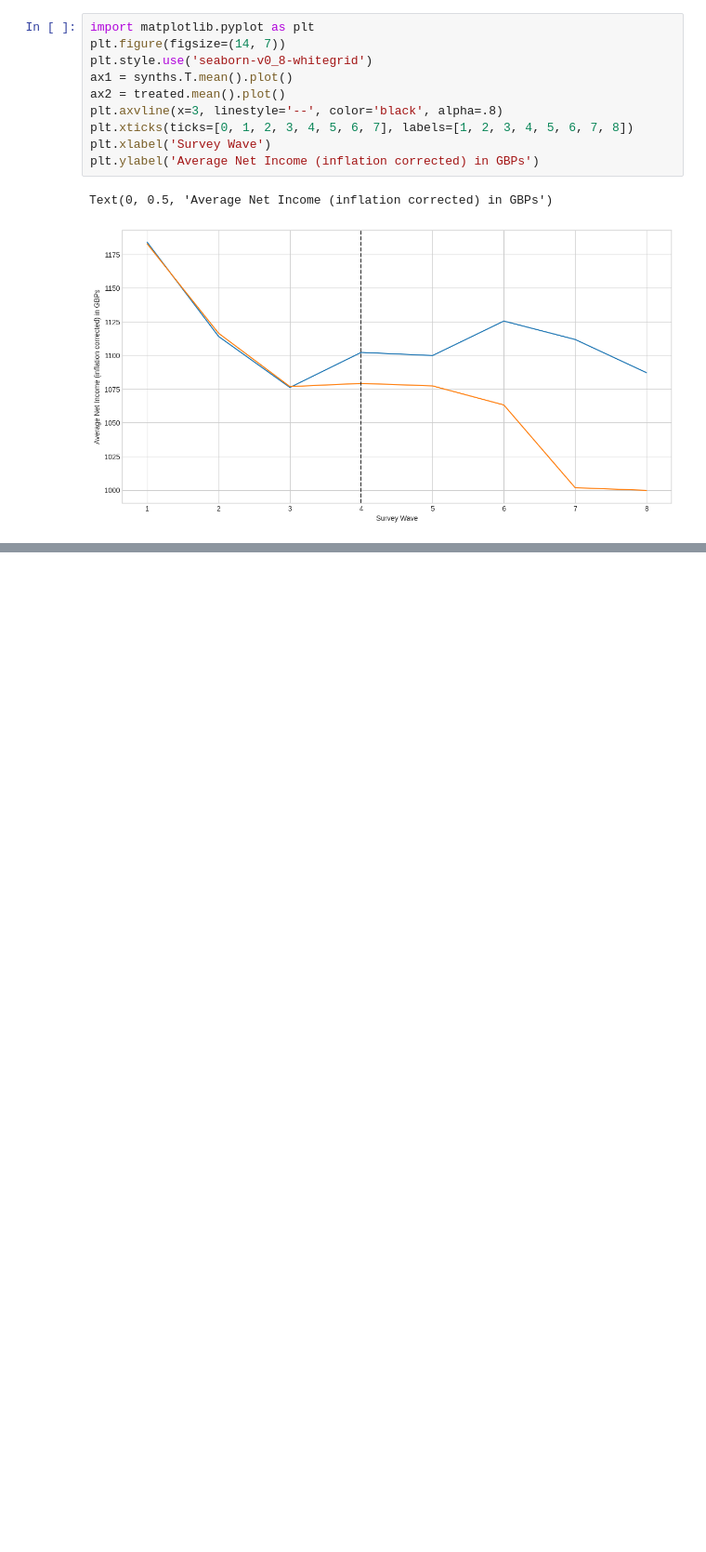
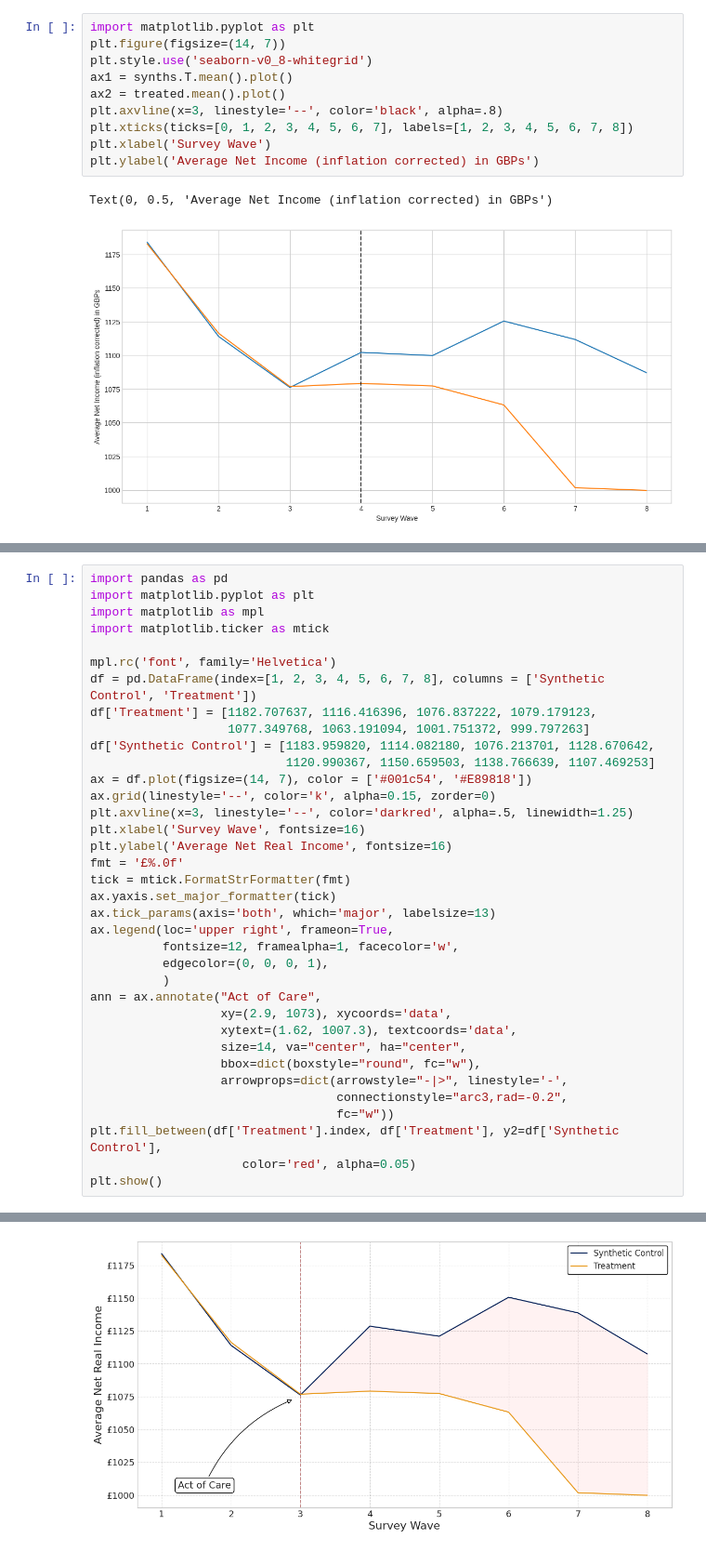
Before and after one commit to centre-for-care/costofcare, a Jupyter notebook: Synthetic_control_review.ipynb, the cells around one changed output, grey strips where cells are left out. Shown at 93% size. Cells and saved outputs as stored; diff of their text form; blank space fills up the shorter version.

```diff
--- a/Synthetic_control_review.ipynb
+++ b/Synthetic_control_review.ipynb
@@ -480,0 +464,37 @@ Text(0, 0.5, 'Average Net Income (inflation corrected) in GBPs')
+# %%
+import pandas as pd
+import matplotlib.pyplot as plt
+import matplotlib as mpl
+import matplotlib.ticker as mtick
+
+mpl.rc('font', family='Helvetica')
+df = pd.DataFrame(index=[1, 2, 3, 4, 5, 6, 7, 8], columns = ['Synthetic Control', 'Treatment'])
+df['Treatment'] = [1182.707637, 1116.416396, 1076.837222, 1079.179123,
+                   1077.349768, 1063.191094, 1001.751372, 999.797263]
+df['Synthetic Control'] = [1183.959820, 1114.082180, 1076.213701, 1128.670642,
+                           1120.990367, 1150.659503, 1138.766639, 1107.469253]
+ax = df.plot(figsize=(14, 7), color = ['#001c54', '#E89818'])
+ax.grid(linestyle='--', color='k', alpha=0.15, zorder=0)
+plt.axvline(x=3, linestyle='--', color='darkred', alpha=.5, linewidth=1.25)
+plt.xlabel('Survey Wave', fontsize=16)
+plt.ylabel('Average Net Real Income', fontsize=16)
+fmt = '£%.0f'
+tick = mtick.FormatStrFormatter(fmt)
+ax.yaxis.set_major_formatter(tick)
+ax.tick_params(axis='both', which='major', labelsize=13)
+ax.legend(loc='upper right', frameon=True,
+          fontsize=12, framealpha=1, facecolor='w',
+          edgecolor=(0, 0, 0, 1),
+          )
+ann = ax.annotate("Act of Care",
+                  xy=(2.9, 1073), xycoords='data',
+                  xytext=(1.62, 1007.3), textcoords='data',
+                  size=14, va="center", ha="center",
+                  bbox=dict(boxstyle="round", fc="w"),
+                  arrowprops=dict(arrowstyle="-|>", linestyle='-',
+                                  connectionstyle="arc3,rad=-0.2",
+                                  fc="w"))
+plt.fill_between(df['Treatment'].index, df['Treatment'], y2=df['Synthetic Control'],
+                     color='red', alpha=0.05)
+plt.show()
+# %% [output]
@@ -480,0 +518 @@ Text(0, 0.5, 'Average Net Income (inflation corrected) in GBPs')
+[figure, added]
```
Also changed, not shown: parts of 10 cells of this notebook.
